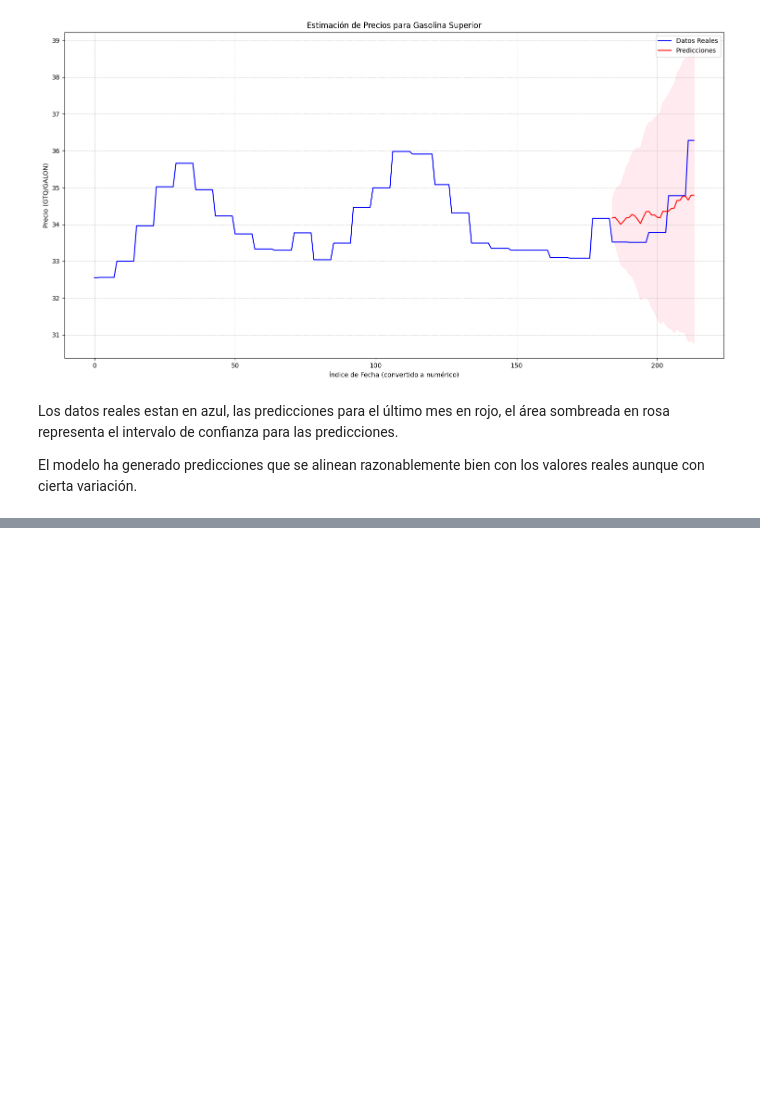
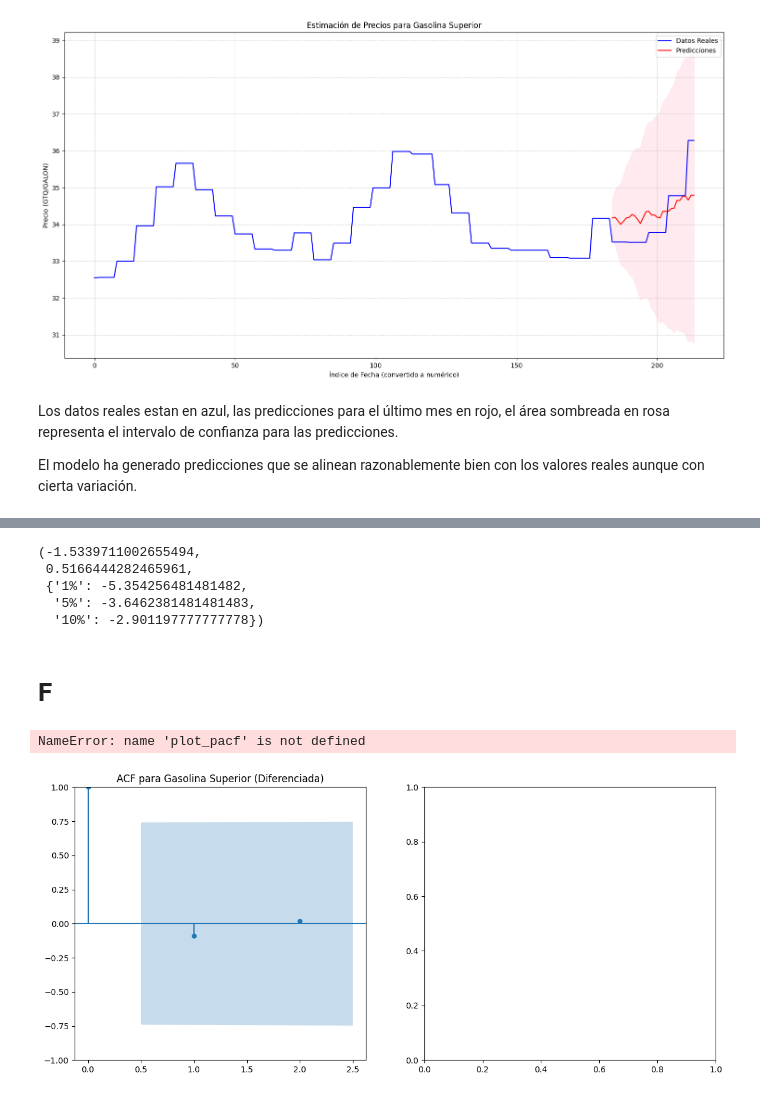
Before and after one commit to guzmanalejandra/Laboratorio2-DS, a Jupyter notebook: main.ipynb, the cells around one changed output, grey strips where cells are left out. Drawn from its saved outputs; the diff is of its cells as text; code cells hidden in the pictures; blank space fills up the shorter version.

```diff
--- a/main.ipynb
+++ b/main.ipynb
@@ -457,0 +618,36 @@ El modelo ha generado predicciones que se alinean razonablemente bien con los va
+# %%
+# Diferenciando la serie de Gasolina Superior
+gasolina_superior_diff = consumo_mensual['Superior'].diff().dropna()
+
+# Realizando la prueba de Dickey-Fuller Aumentada para la serie diferenciada
+result_diff = adfuller(gasolina_superior_diff)
+
+# Presentando los resultados
+adf_statistic_diff = result_diff[0]
+p_value_diff = result_diff[1]
+critical_values_diff = result_diff[4]
+
+adf_statistic_diff, p_value_diff, critical_values_diff
+# %% [output]
+(-1.5339711002655494,
+ 0.5166444282465961,
+ {'1%': -5.354256481481482,
+  '5%': -3.6462381481481483,
+  '10%': -2.901197777777778})
+# %% [markdown]
+# F
+# %%
+import matplotlib.pyplot as plt
+from statsmodels.graphics.tsaplots import plot_acf, plot_pacf
+
+# Gráficos de autocorrelación y autocorrelación parcial para la serie diferenciada de Gasolina Superior con 2 lags
+plt.figure(figsize=(14, 6))
+plt.subplot(1, 2, 1)
+plot_acf(gasolina_superior_diff, lags=2, ax=plt.gca(), title="ACF para Gasolina Superior (Diferenciada)")
+plt.subplot(1, 2, 2)
+plot_pacf(gasolina_superior_diff, lags=2, ax=plt.gca(), title="PACF para Gasolina Superior (Diferenciada)")
+plt.tight_layout()
+plt.show()
+# %% [output]
+NameError: name 'plot_pacf' is not defined
+[figure, added]
```
Also changed, not shown: parts of 21 cells of this notebook.
